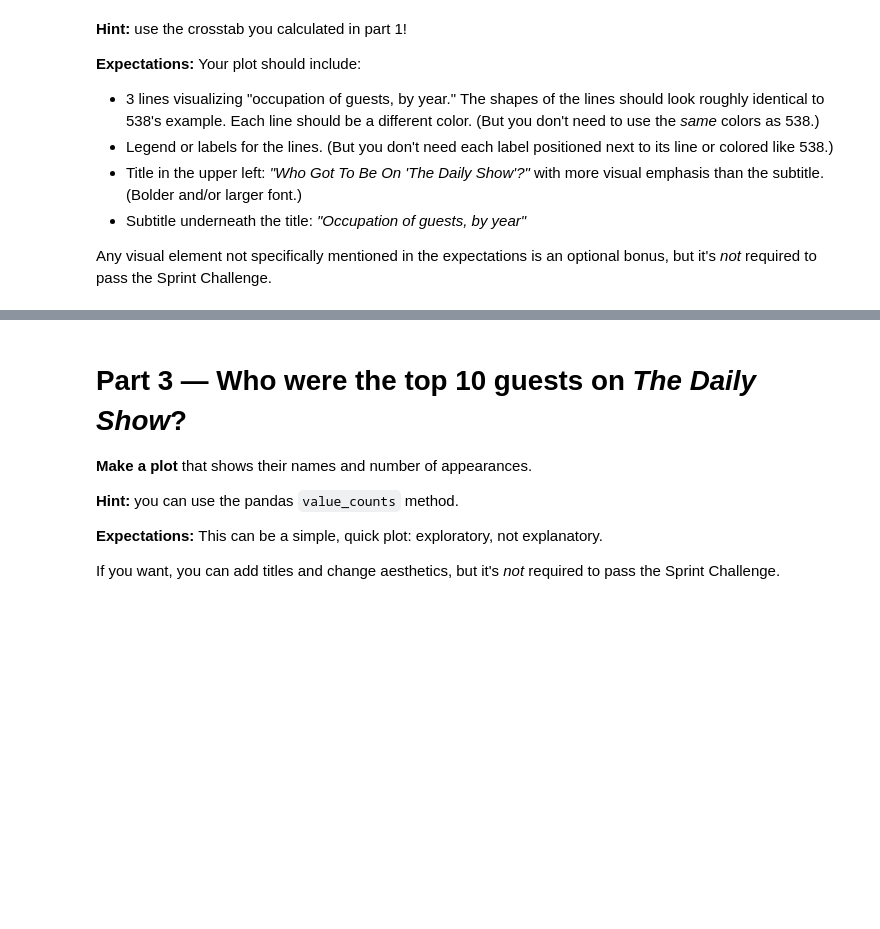
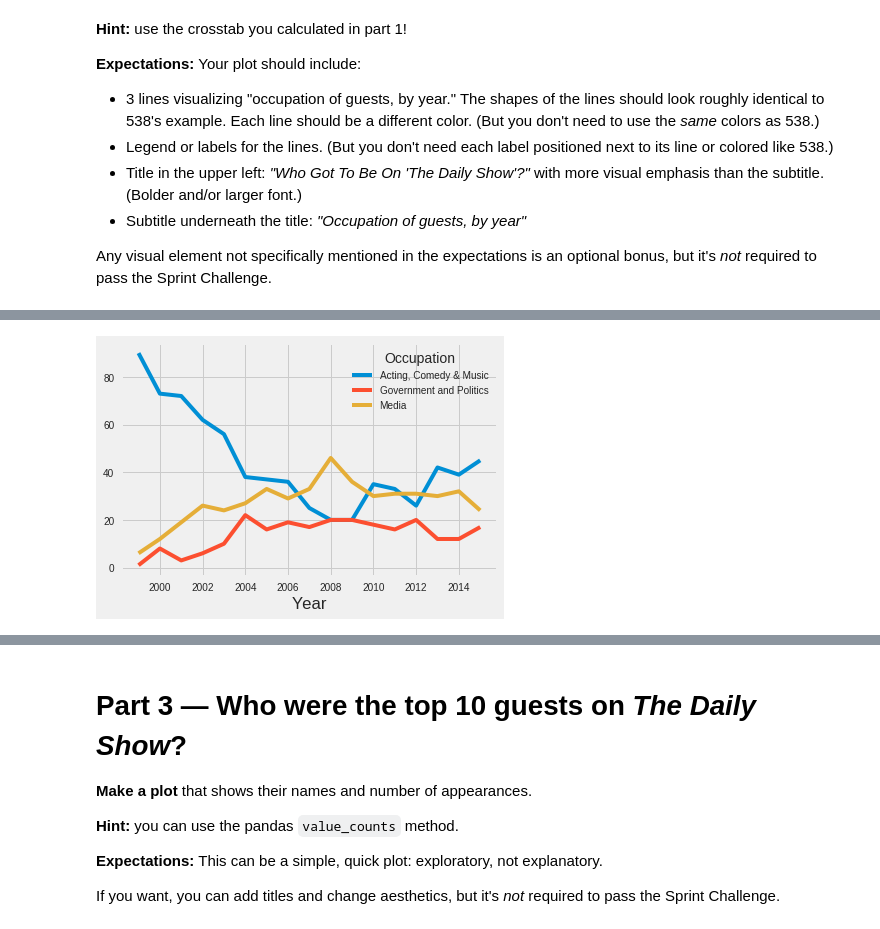
Before and after one commit to bloominstituteoftechnology/DS-Sprint-02-Storytelling-With-Data, a Jupyter notebook: DS_Unit_1_Sprint_Challenge_2.ipynb, the cells around one changed output, grey strips where cells are left out. Saved outputs shown, nothing was run; the diff lists cells and outputs as text; code cells hidden in the pictures; blank space fills up the shorter version.

```diff
--- a/DS_Unit_1_Sprint_Challenge_2.ipynb
+++ b/DS_Unit_1_Sprint_Challenge_2.ipynb
@@ -51,0 +104,3 @@ So, **for each year of _The Daily Show_, calculate the percentage of guests from
+# %%
+ct = ct.astype(int)
+ct.head()
@@ -68,3 +131,10 @@ display(example)
 - Subtitle underneath the title: _"Occupation of guests, by year"_
 
 Any visual element not specifically mentioned in the expectations is an optional bonus, but it's _not_ required to pass the Sprint Challenge.
+# %%
+plt.style.use('fivethirtyeight')
+# %%
+ct_2 = ct.copy()
+# %%
+ct_2 = ct_2[['Acting, Comedy & Music', 'Government and Politics', 'Media']]
+ct_2.head()
@@ -70,0 +149,4 @@ Any visual element not specifically mentioned in the expectations is an optional
+# %%
+ct_2.plot.line();
+# %% [output]
+[figure, added]
```
Also changed, not shown: parts of 9 cells of this notebook.
